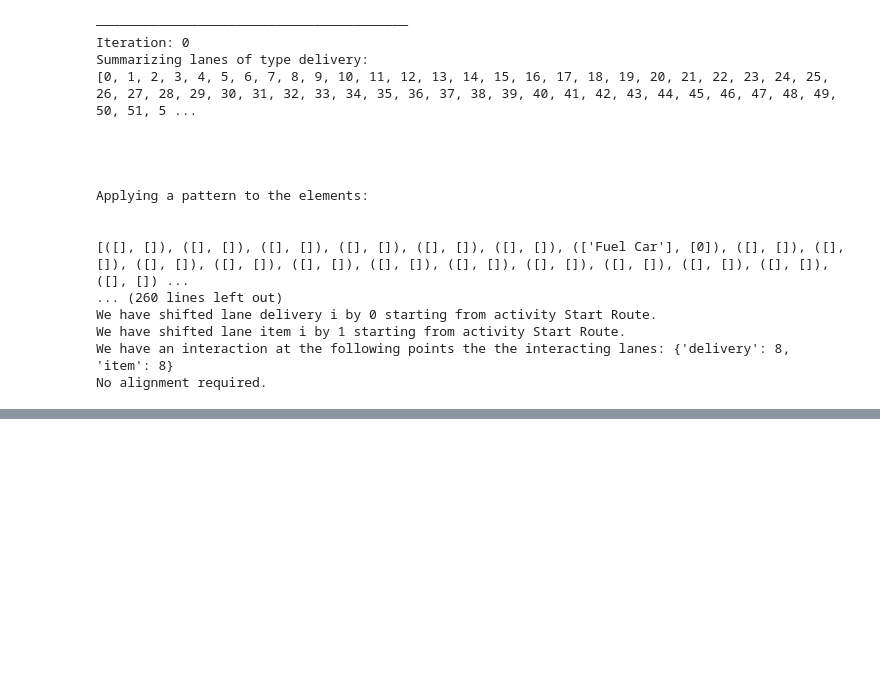
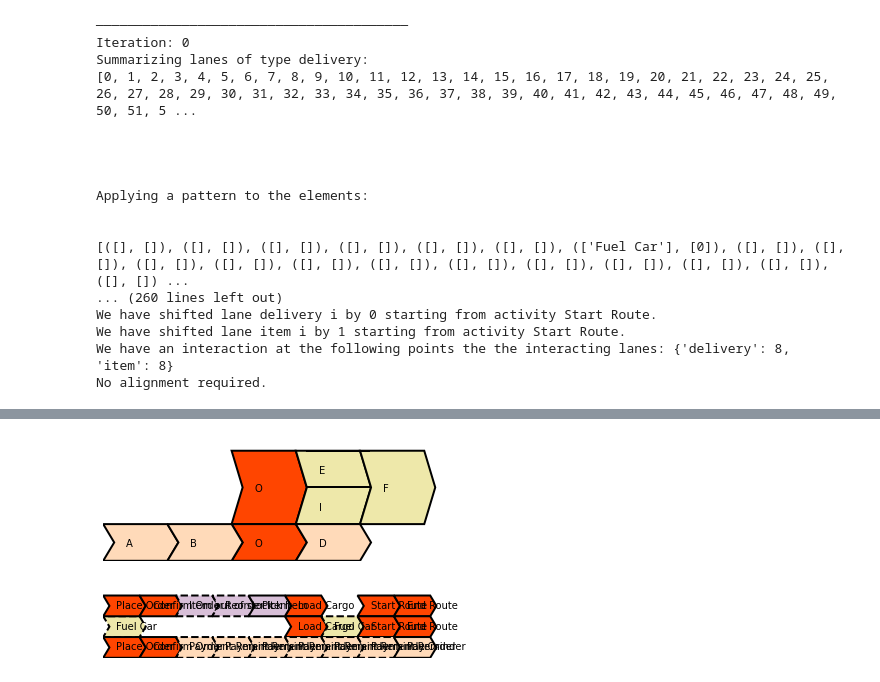
Before and after one commit to TJEWH/Object-Centric-Super-Variants, a Jupyter notebook: Super Variant Spanning Tree.ipynb, the cells around one changed output, grey strips where cells are left out. Cells and saved outputs as stored; diff of their text form; code cells hidden in the pictures; blank space fills up the shorter version.

```diff
--- a/Super Variant Spanning Tree.ipynb
+++ b/Super Variant Spanning Tree.ipynb
@@ -485,4 +331,0 @@ ID: (450, 451, 452, 453, 454, 455, 456, 457, 458, 459, 460, 461, 462, 463, 464,
-# %%
-print(variant)
-for lane in summarized_variant:
-    print(str(lane))
@@ -909,3 +833,7 @@ Interaction Point: Confirm Order at Pos: 1
 Interaction Point: Load Cargo at Pos: 5
 Interaction Point: Start Route at Pos: 7
 Interaction Point: End Route at Pos: 8
+# %%
+variant_layouting = variants_visualization_factory.apply(ocel_running_example)
+variant_2 = extract_lanes(variant_layouting[ocel_running_example.variants[1]])
+print(variant_2)
@@ -911,0 +853,2 @@ Interaction Point: End Route at Pos: 8
+# %%
+generic_summarized_variant_2 = summarize_variant(variant_2)
@@ -911,0 +1015,33 @@ Interaction Point: End Route at Pos: 8
+# %%
+def summarized_activity_chevron(ax, activity, lane_property, color):
+
+    import math
+    from matplotlib.path import Path
+    import matplotlib.patches as patches
+    line_style = '-'
+    label = ""
+
+    # Define label and line type for each type of construct
+    if (type(activity[0]) == OptionalConstruct):
+        line_style = '--'
+        label = activity[0].option
+        ax.text(activity[1][0][0]*DEFAULT_CHEVRON_LENGTH+2.5, lane_property[1]+(1/2)*lane_property[0] - 0.4, label)
+
+    elif (type(activity[0]) == CommonConstruct):
+        label = activity[0].activity
+        ax.text(activity[1][0][0]*DEFAULT_CHEVRON_LENGTH+2.5, lane_property[1]+(1/2)*lane_property[0] - 0.4, label)
+
+    else:
+        # Write each choice and seperate by a line
+        offset = lane_property[0]/len(activity[0].choices)
+        for i in range(len(activity[0].choices)):
+            ax.text(activity[1][0][0]*DEFAULT_CHEVRON_LENGTH+2.5, 1.5+lane_property[1]+offset*i, activity[0].choices[i])
+            above_halfways = lane_property[1] + lane_property[1]+offset*i >= lane_property[1] + 0.5*lane_property[0]
+            horizontal_shift = 0.1
+            if(above_halfways):
+                ax.add_patch(patches.PathPatch(add_chevron_divider(lane_property[1] + lane_property[1]+offset*i, activity[1][0][0]*DEFAULT_CHEVRON_LENGTH+1.2-horizontal_shift*i,1),lw=2,zorder=10))
+            else:
+                ax.add_patch(patches.PathPatch(add_chevron_divider(lane_property[1] + lane_property[1]+offset*i, activity[1][0][0]*DEFAULT_CHEVRON_LENGTH+horizontal_shift*i,1),lw=2,zorder=10))
+
+    ax.add_patch(patches.PathPatch(chevron_at_position(lane_property[1], activity[1][0][0]*DEFAULT_CHEVRON_LENGTH, 1, lane_property[0]), facecolor=color, lw=2, ls = line_style))
+    return ax
@@ -911,0 +1168,8 @@ Interaction Point: End Route at Pos: 8
+# %%
+visualize_summarized_variant(summarized_variant_layouting(generic_summarized_variant_2))
+# %% [output]
+[figure, added]
+# %%
+visualize_summarized_variant(summarized_variant_layouting(generic_summarized_variant_1))
+# %% [output]
+[figure, added]
```
Also changed, not shown: parts of 42 cells of this notebook.
